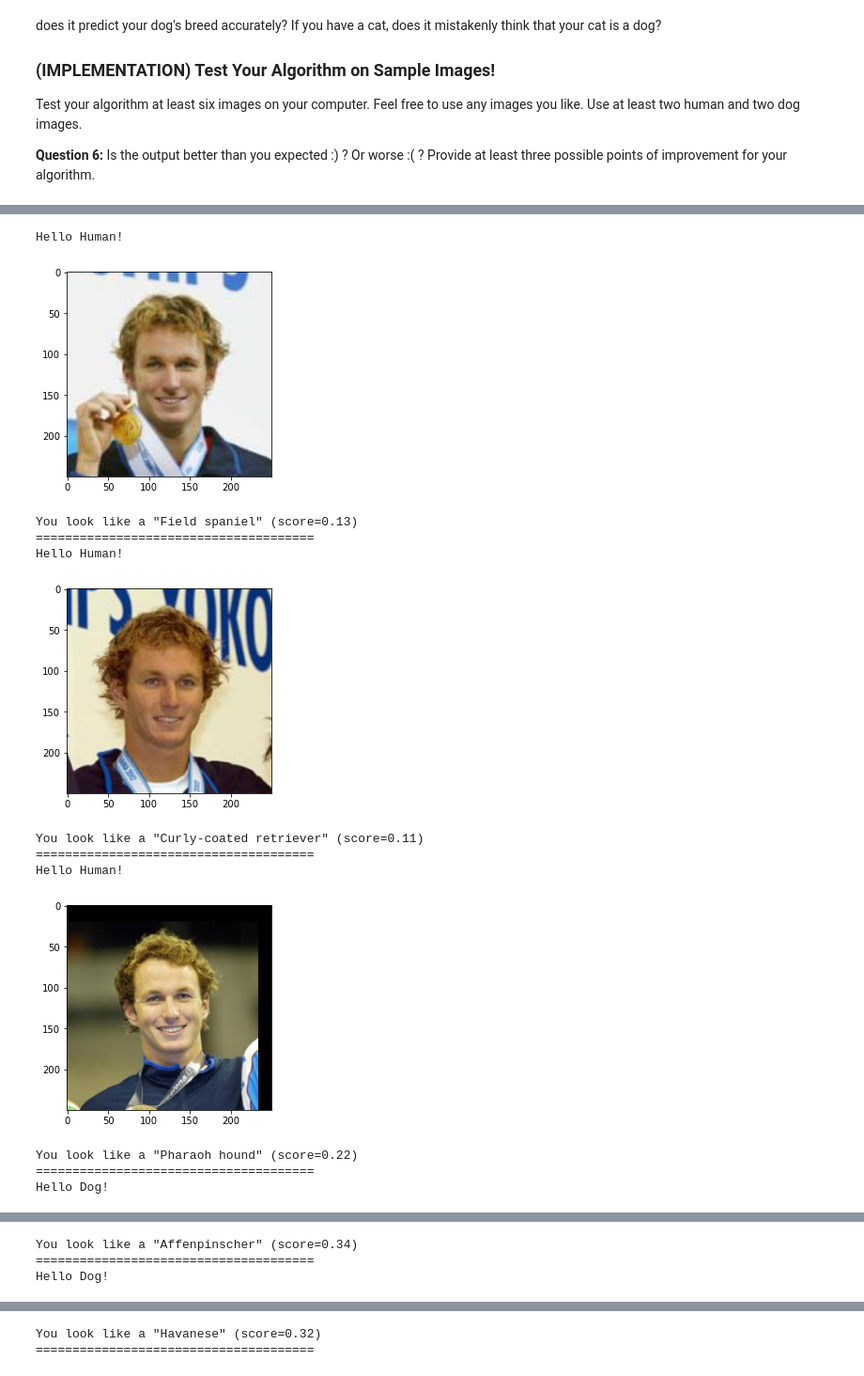
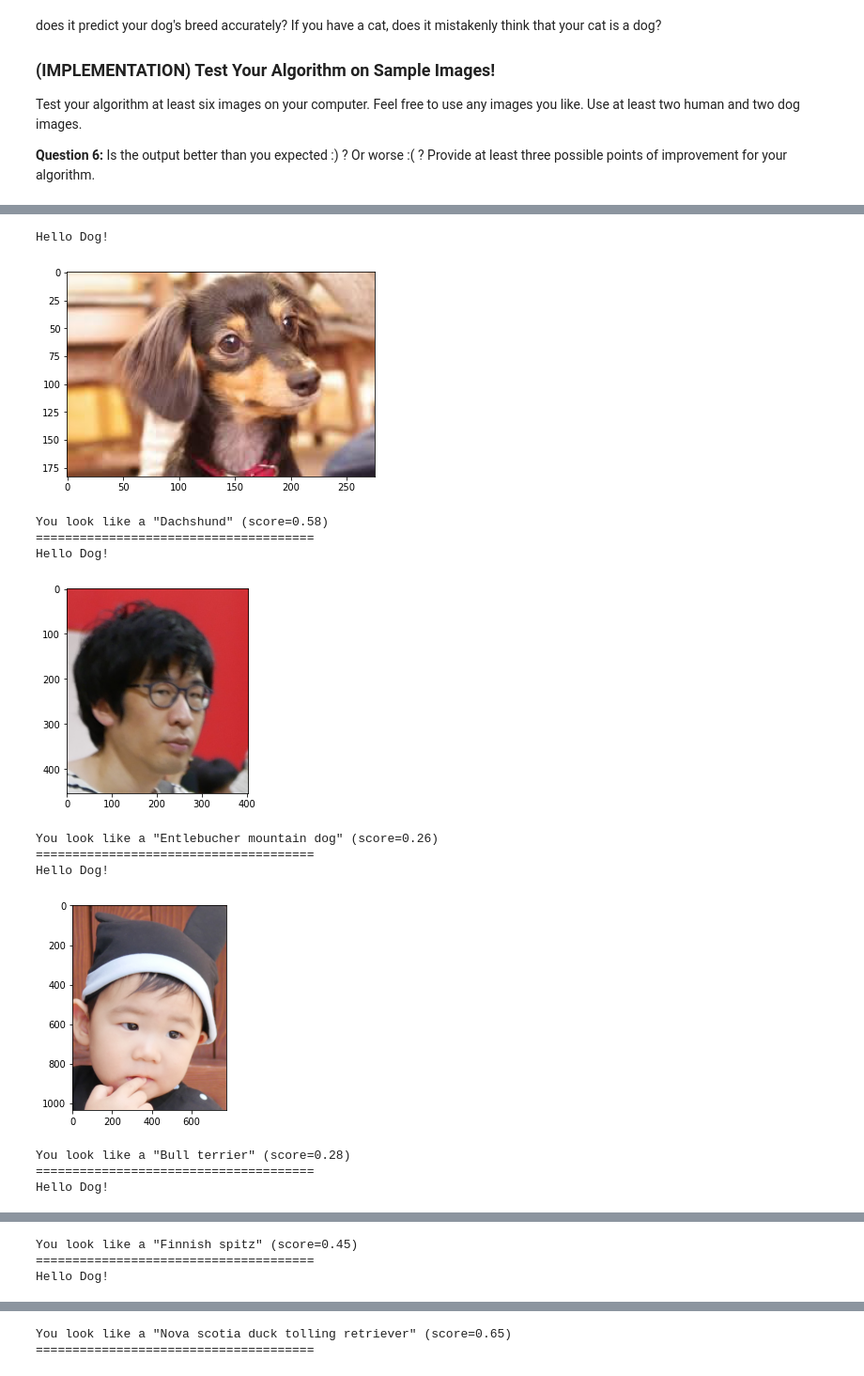
Before and after one commit to kawano8811/deep-learning-v2-pytorch, a Jupyter notebook: project-dog-classification/dog_app.ipynb, the cells around one changed output, grey strips where cells are left out. Shown: that part at 94% size. Cells and saved outputs as stored; diff of their text form; code cells hidden in the pictures.

```diff
--- a/project-dog-classification/dog_app.ipynb
+++ b/project-dog-classification/dog_app.ipynb
@@ -1075,9 +1074,8 @@ def predict_breed_transfer(img_path):
     output =  F.softmax(output, dim=1)
     # convert output probabilities to predicted class
     _, preds_tensor = torch.max(output, 1)
-#     provability = output.max() if not use_cuda else np.squeeze(output.max().cpu().numpy())
     provability = output.max()
-    provability = np.squeeze(provability.detach().numpy()) if not use_cuda else np.squeeze(provability.detach().numpy())
+    provability = provability.cpu().detach().numpy()
     preds = np.squeeze(preds_tensor.numpy()) if not use_cuda else np.squeeze(preds_tensor.cpu().numpy())
     return class_names[preds], provability
 # %%
@@ -1182,22 +1181,21 @@ I shoud construct a human/dog/other classifire first.
 # %%
 ## TODO: Execute your algorithm from Step 6 on
 ## at least 6 images on your computer.
 ## Feel free to use as many code cells as needed.
-
-## suggested code, below
-for file in np.hstack((human_files[3:6], dog_files[3:6])):
-    run_app(file)
+import glob
+for img_path in glob.glob('./test_images/*.jpg'):
+    run_app(img_path)
 # %% [output]
-Hello Human!
+Hello Dog!
-[figure, old version]
+[figure, new version]
-You look like a "Field spaniel" (score=0.13)
+You look like a "Dachshund" (score=0.58)
 ======================================
-Hello Human!
+Hello Dog!
-[figure, old version]
+[figure, new version]
-You look like a "Curly-coated retriever" (score=0.11)
+You look like a "Entlebucher mountain dog" (score=0.26)
 ======================================
-Hello Human!
+Hello Dog!
-[figure, old version]
+[figure, new version]
-You look like a "Pharaoh hound" (score=0.22)
+You look like a "Bull terrier" (score=0.28)
 ======================================
 Hello Dog!
@@ -1205,3 +1203,3 @@ Hello Dog!
-You look like a "Affenpinscher" (score=0.34)
+You look like a "Finnish spitz" (score=0.45)
 ======================================
 Hello Dog!
@@ -1213,2 +1211,2 @@ Hello Dog!
-You look like a "Havanese" (score=0.32)
+You look like a "Nova scotia duck tolling retriever" (score=0.65)
 ======================================
```
Also changed, not shown: parts of 11 cells of this notebook.
